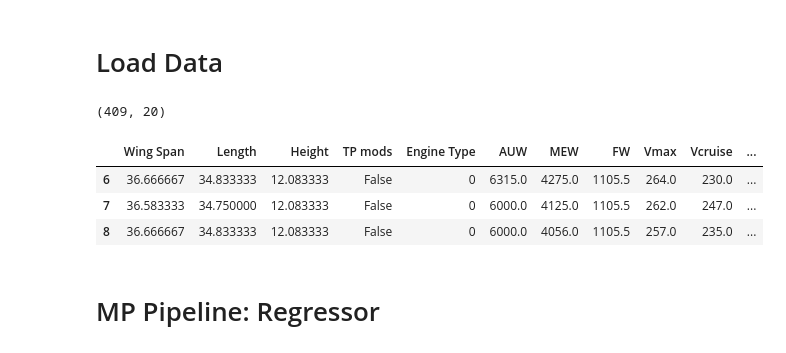
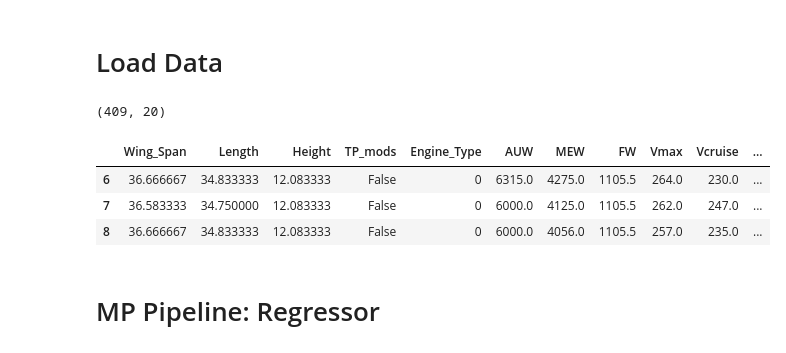
Before and after one commit to johnrearden/pa-data-driven-design, a Jupyter notebook: jupyter_notebooks/6_modeling_and_evaluation_predict_tenure.ipynb, the cells around one changed output. Saved outputs shown, nothing was run; the diff lists cells and outputs as text; code cells hidden in the pictures.

```diff
--- a/jupyter_notebooks/6_modeling_and_evaluation_predict_tenure.ipynb
+++ b/jupyter_notebooks/6_modeling_and_evaluation_predict_tenure.ipynb
@@ -54,18 +54,18 @@ current_dir
 # %%
 import numpy as np
 import pandas as pd
 df = (pd.read_csv("outputs/datasets/collection/airplane_performance_study.csv")
-      .query("`Multi Engine` == 1")  # subset of airplanes with multiple Engines
-      .drop(labels=['Model', 'Company', 'THR', 'SHP', 'Multi Engine'], axis=1)
+      .query("Multi_Engine == 1")  # subset of airplanes with multiple Engines
+      .drop(labels=['Model', 'Company', 'THR', 'SHP', 'Multi_Engine'], axis=1)
       # variables we will not need for this project
       # we will not need Multi Engine since it has only 1
       )
 
 print(df.shape)
 df.head(3)
 # %% [output]
 (409, 20)
-|  | Wing Span | Length | Height | TP mods | Engine Type | AUW | MEW | FW | Vmax | Vcruise | ... |
+|  | Wing_Span | Length | Height | TP_mods | Engine_Type | AUW | MEW | FW | Vmax | Vcruise | ... |
 | 6 | 36.666667 | 34.833333 | 12.083333 | False | 0 | 6315.0 | 4275.0 | 1105.5 | 264.0 | 230.0 | ... |
 | 7 | 36.583333 | 34.750000 | 12.083333 | False | 0 | 6000.0 | 4125.0 | 1105.5 | 262.0 | 247.0 | ... |
 | 8 | 36.666667 | 34.833333 | 12.083333 | False | 0 | 6000.0 | 4056.0 | 1105.5 | 257.0 | 235.0 | ... |
```
Also changed, not shown: parts of 2 cells of this notebook, 11 other files.
